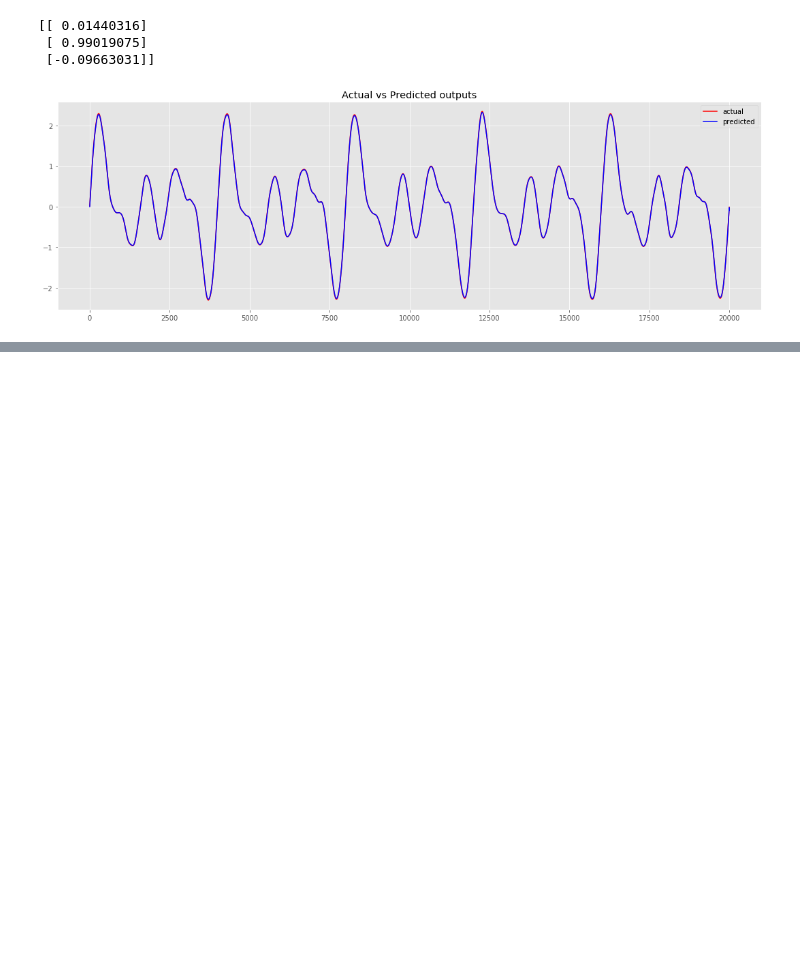
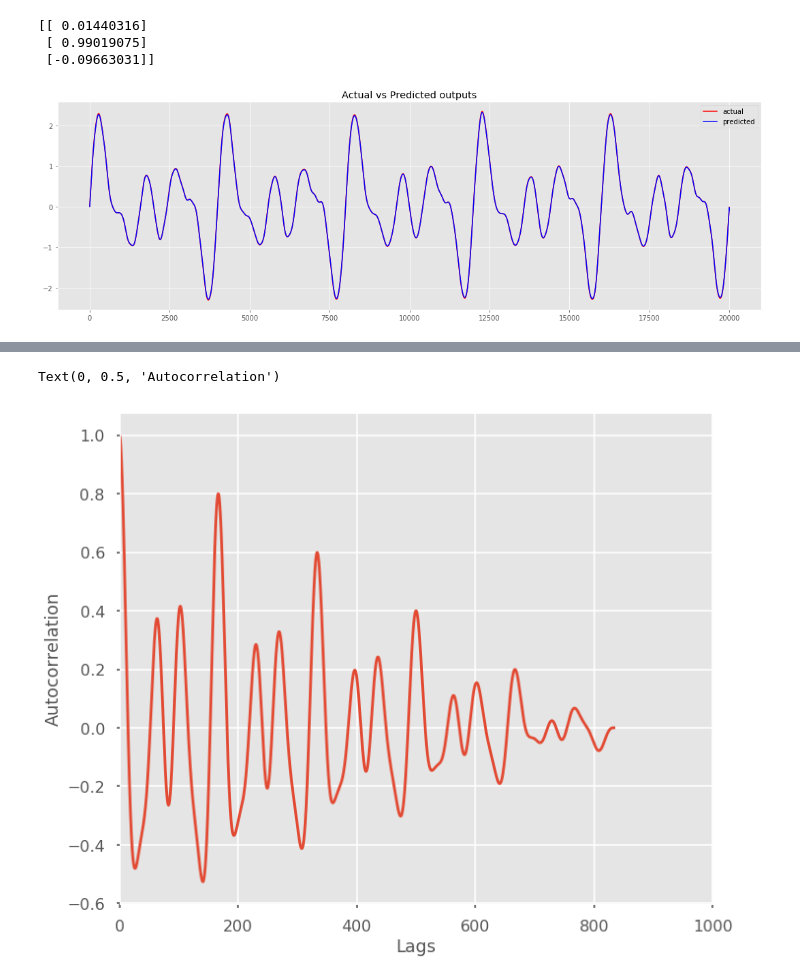
Before and after one commit to A-Gulati/Time_Series, a Jupyter notebook: notebooks/Counting cycles in time series data.ipynb, the cells around one changed output, grey strips where cells are left out. Saved outputs shown, nothing was run; the diff lists cells and outputs as text; code cells hidden in the pictures; blank space fills up the shorter version.

```diff
--- a/notebooks/Counting cycles in time series data.ipynb
+++ b/notebooks/Counting cycles in time series data.ipynb
@@ -283,0 +369,13 @@ plt.show()
+# %%
+from statsmodels import api as sm
+# get the autocorrelation coefficient
+acf = sm.tsa.acf(tempNorm, nlags=len(tempNorm))
+plt.figure(figsize = (10, 8))
+lag = arange(len(tempNorm))/24.
+plt.plot(lag, acf)
+plt.xlim((0, 1000))
+plt.xlabel('Lags')
+plt.ylabel('Autocorrelation')
+# %% [output]
+Text(0, 0.5, 'Autocorrelation')
+[figure, added]
```
Also changed, not shown: parts of 11 cells of this notebook.
